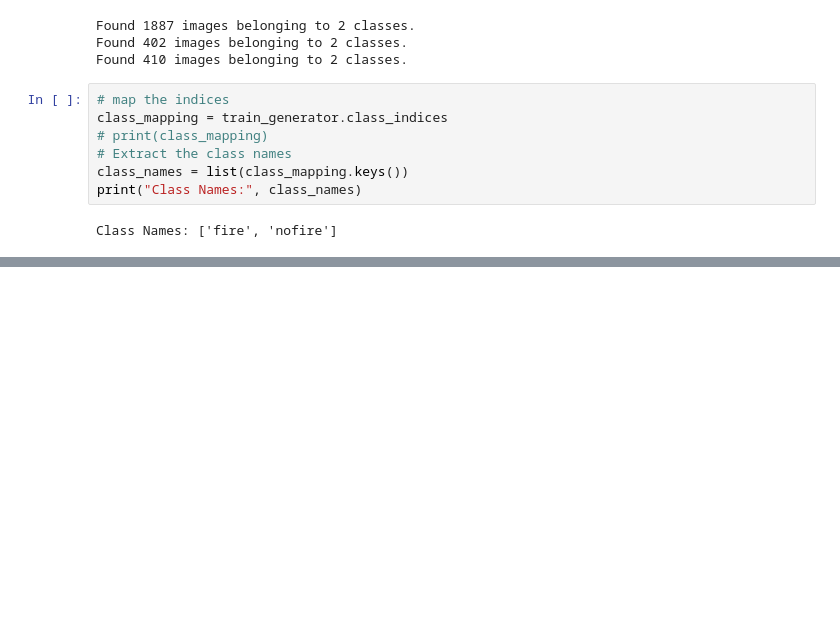
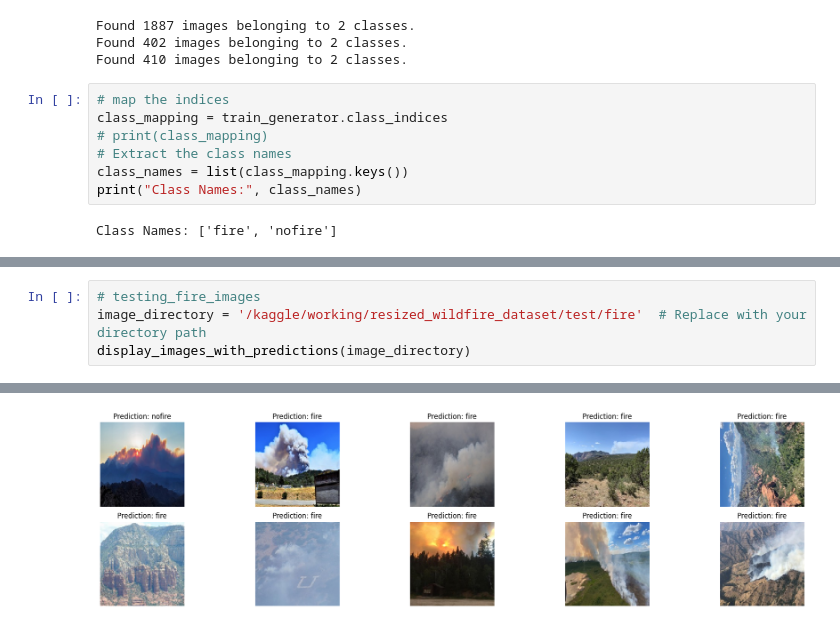
Before and after one commit to luffystxr/week2, a Jupyter notebook: Forest_Fire_Detection.ipynb, the cells around one changed output, grey strips where cells are left out. Cells and saved outputs as stored; diff of their text form; blank space fills up the shorter version.

```diff
--- a/Forest_Fire_Detection.ipynb
+++ b/Forest_Fire_Detection.ipynb
@@ -180,0 +374,5 @@ Model: "sequential"
+# %%
+# testing_fire_images
+image_directory = '/kaggle/working/resized_wildfire_dataset/test/fire'  # Replace with your directory path
+display_images_with_predictions(image_directory)
+# %% [output]
@@ -180,0 +390 @@ Model: "sequential"
+[figure, added]
```
Also changed, not shown: parts of 17 cells of this notebook.
